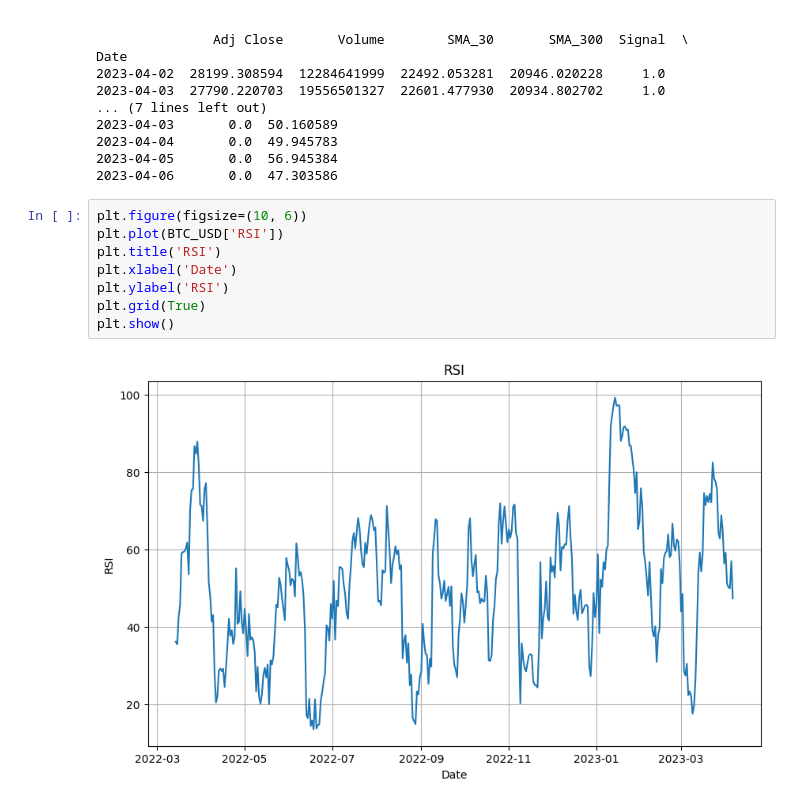
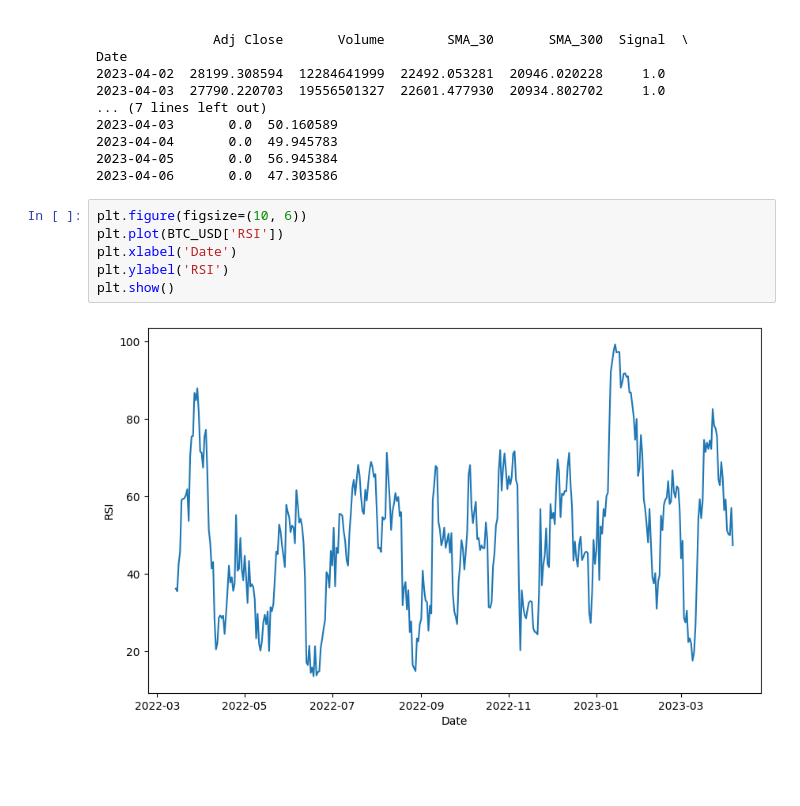
Before and after one commit to Annarhysa/Cryptocurrency-Trading-Algorithm, a Jupyter notebook: Market-Analysis-yfinance.ipynb, the cells around one changed output. Cells and saved outputs as stored; diff of their text form; blank space fills up the shorter version.

```diff
--- a/Market-Analysis-yfinance.ipynb
+++ b/Market-Analysis-yfinance.ipynb
@@ -102,10 +102,8 @@ Date
 # %%
 plt.figure(figsize=(10, 6))
 plt.plot(BTC_USD['RSI'])
-plt.title('RSI')
 plt.xlabel('Date')
 plt.ylabel('RSI')
-plt.grid(True)
 plt.show()
 # %% [output]
-[figure, old version]
+[figure, new version]
```
